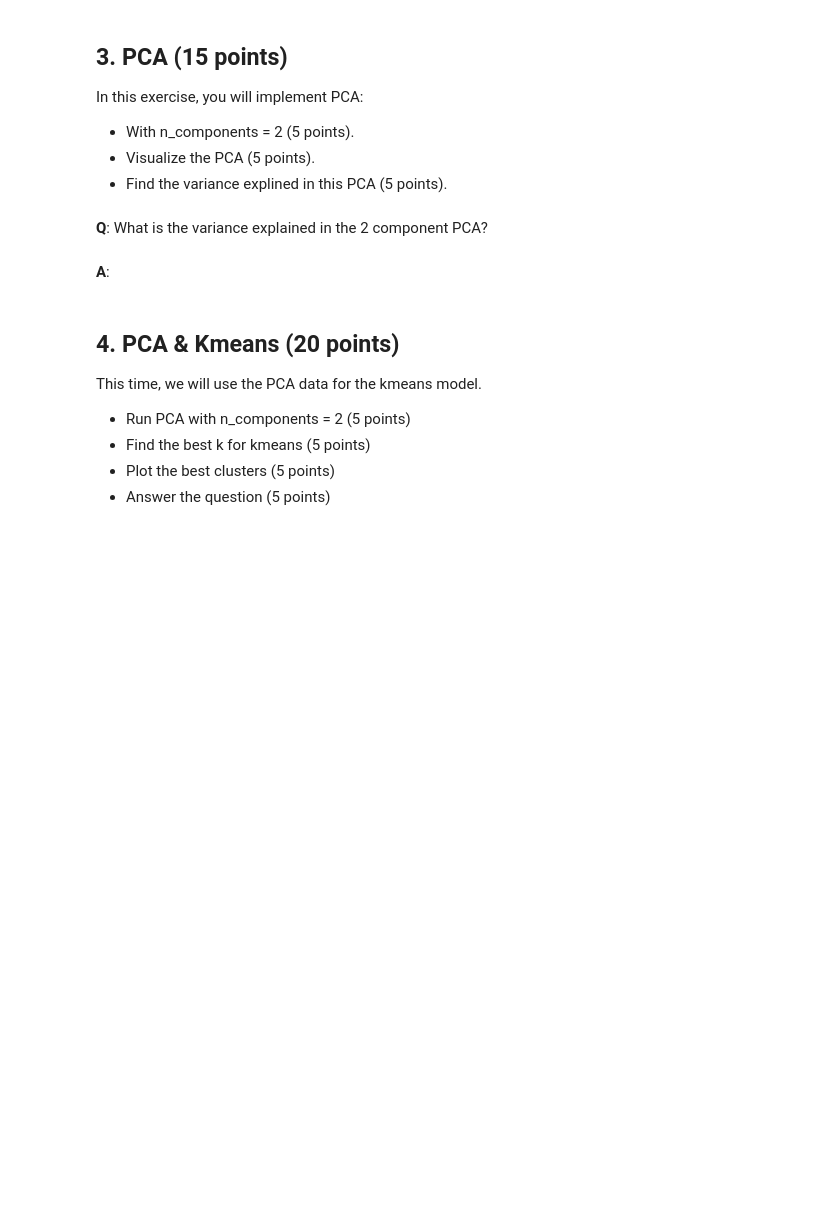
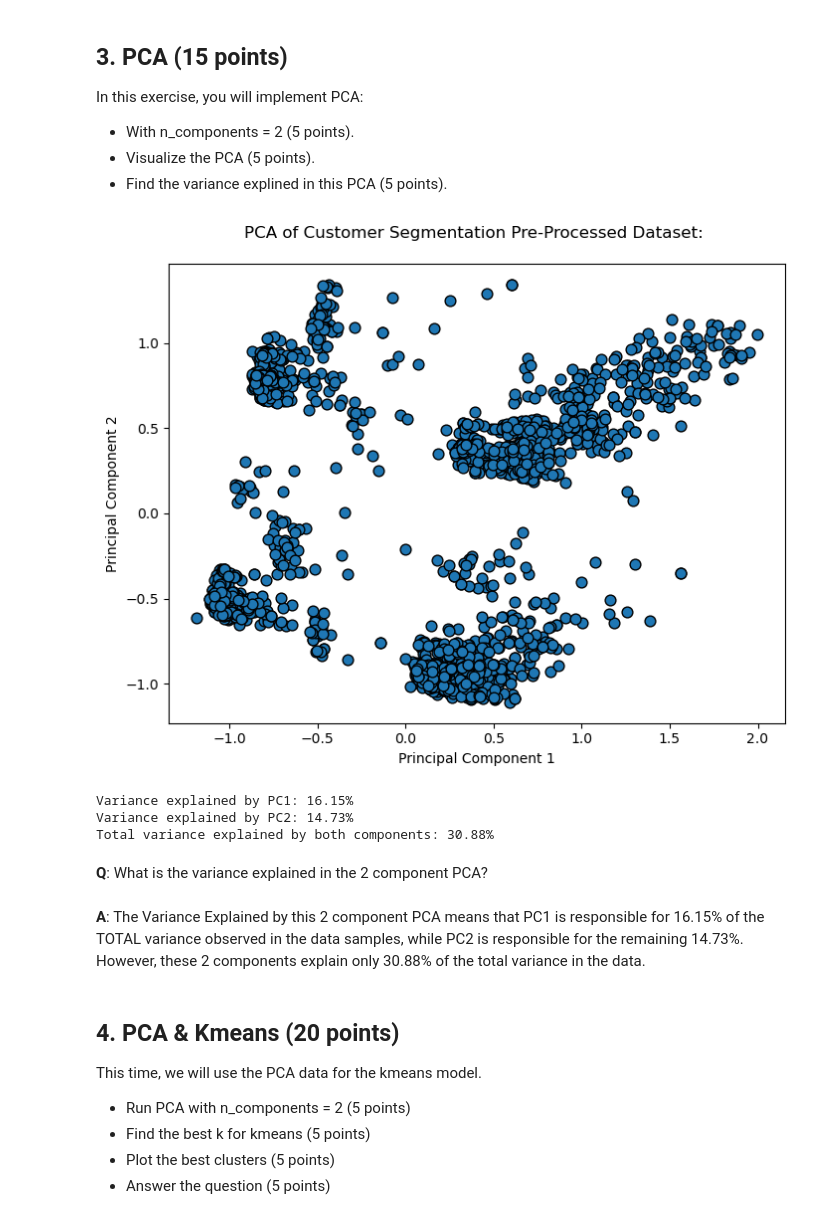
Before and after one commit to AbedShowgan/ML_HW, a Jupyter notebook: HW1_ML/ML_EX1.ipynb, the cells around one changed output. Drawn from its saved outputs; the diff is of its cells as text; code cells hidden in the pictures; blank space fills up the shorter version.

```diff
--- a/HW1_ML/ML_EX1.ipynb
+++ b/HW1_ML/ML_EX1.ipynb
@@ -254,7 +339,44 @@ In this exercise, you will implement PCA:
+# %%
+# Adjust n_components as needed
+
+df_no_date_copy2 = df_copy_no_date.copy()
+df_no_date__no_id = df_no_date_copy2.copy().drop(columns=['ID'])
+#df_no_id_no_date_copy = df_copy_no_date.copy()
+n_components = 2
+# #scale ID too so it wont mess up our pca
+# column_to_scale = df_no_date_copy2['ID'].values.reshape(-1, 1)
+# Create a DataFrame with the principal components
+pca = PCA(n_components)
+pca_df = pca.fit_transform(df_no_date__no_id)
+
+
+# Plotting the PCA
+# Step 2: Visualize the PCA
+plt.figure(figsize=(8, 6))
+plt.scatter(pca_df[:, 0], pca_df[:, 1], cmap='viridis', edgecolor='k', s=60)
+plt.title('PCA of Customer Segmentation Pre-Processed Dataset: \n')
+plt.xlabel('Principal Component 1')
+plt.ylabel('Principal Component 2')
+plt.show()
+
+# Step 3: Find the variance explained in this PCA
+explained_variance_ratio = pca.explained_variance_ratio_
+total_variance_explained = np.sum(explained_variance_ratio)
+
+# Display explained variance
+print(f"Variance explained by PC1: {explained_variance_ratio[0]*100:.2f}%")
+print(f"Variance explained by PC2: {explained_variance_ratio[1]*100:.2f}%")
+print(f"Total variance explained by both components: {total_variance_explained*100:.2f}%")
+# %% [output]
+[figure, added]
+Variance explained by PC1: 16.15%
+Variance explained by PC2: 14.73%
+Total variance explained by both components: 30.88%
 # %% [markdown]
 **Q**: What is the variance explained in the 2 component PCA?
-# %% [markdown]
-**A**:
+# %% [markdown]
+**A**: The Variance Explained by this 2 component PCA means that PC1 is responsible for 16.15% of the TOTAL variance observed in the data samples, while PC2 is responsible for the remaining 14.73%.
+However, these 2 components explain only 30.88% of the total variance in the data.
 # %% [markdown]
 ## 4. PCA & Kmeans (20 points)
 This time, we will use the PCA data for the kmeans model.
```
Also changed, not shown: parts of 9 cells of this notebook, 6 other files.
